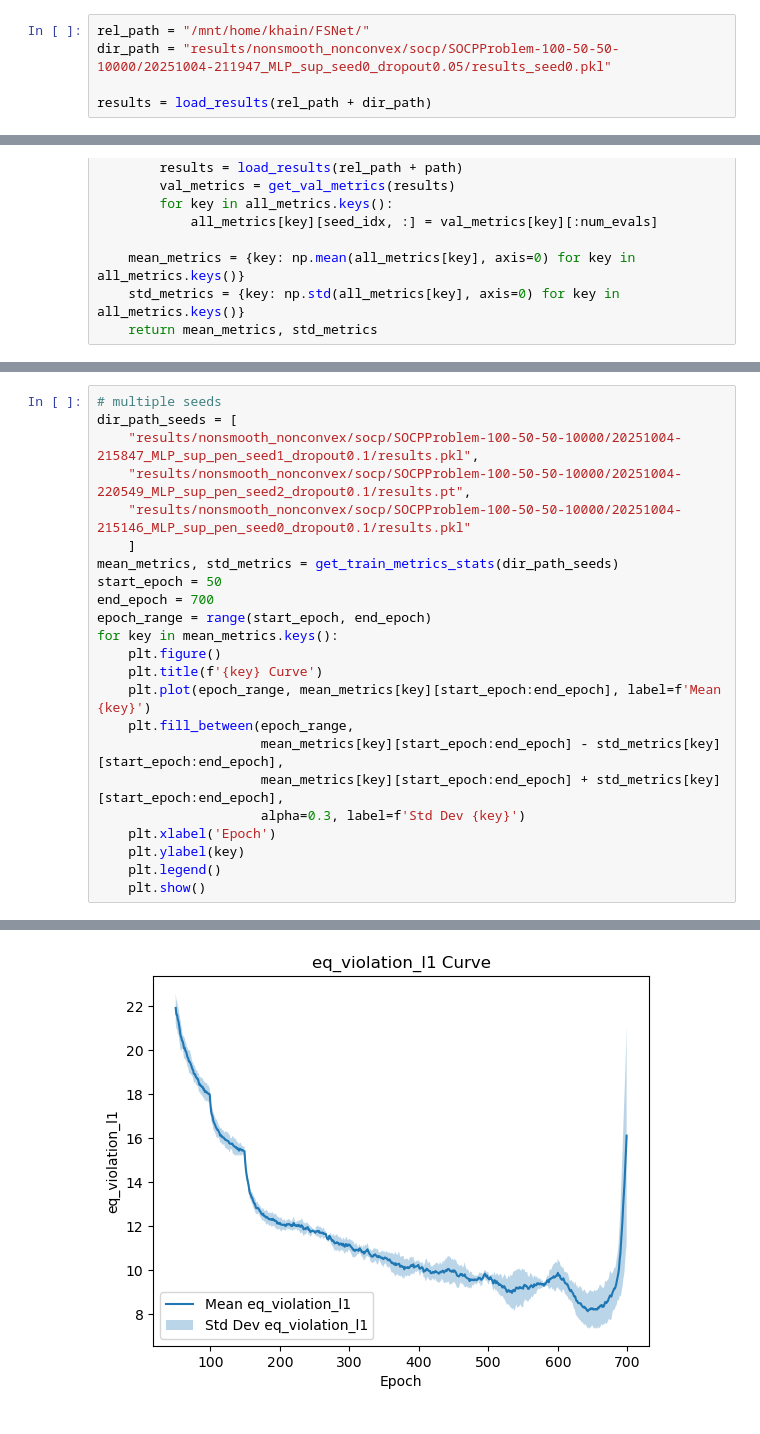
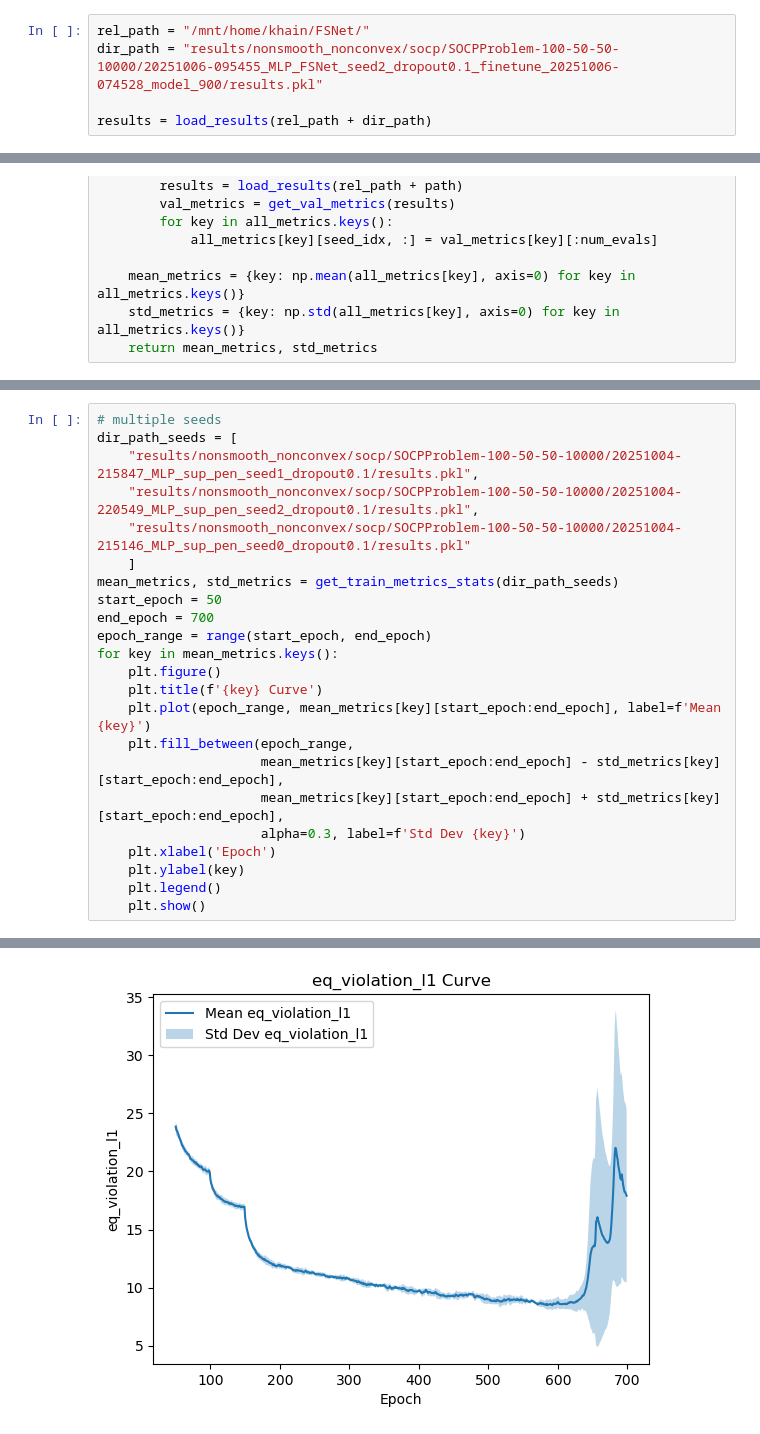
Before and after one commit to xkhainguyen/FSNet, a Jupyter notebook: results/get_results.ipynb, the cells around one changed output, grey strips where cells are left out. Saved outputs shown, nothing was run; the diff lists cells and outputs as text.

```diff
--- a/results/get_results.ipynb
+++ b/results/get_results.ipynb
@@ -24,7 +24,7 @@ def load_results(file_path):
         return None
 # %%
 rel_path = "/mnt/home/khain/FSNet/"
-dir_path = "results/nonsmooth_nonconvex/socp/SOCPProblem-100-50-50-10000/20251004-211947_MLP_sup_seed0_dropout0.05/results_seed0.pkl"
+dir_path = "results/nonsmooth_nonconvex/socp/SOCPProblem-100-50-50-10000/20251006-095455_MLP_FSNet_seed2_dropout0.1_finetune_20251006-074528_model_900/results.pkl"
 
 results = load_results(rel_path + dir_path)
 # %%
@@ -233,7 +231,7 @@ display(df_readable_styled)
 # multiple seeds
 dir_path_seeds = [
     "results/nonsmooth_nonconvex/socp/SOCPProblem-100-50-50-10000/20251004-215847_MLP_sup_pen_seed1_dropout0.1/results.pkl",
-    "results/nonsmooth_nonconvex/socp/SOCPProblem-100-50-50-10000/20251004-220549_MLP_sup_pen_seed2_dropout0.1/results.pt",
+    "results/nonsmooth_nonconvex/socp/SOCPProblem-100-50-50-10000/20251004-220549_MLP_sup_pen_seed2_dropout0.1/results.pkl",
     "results/nonsmooth_nonconvex/socp/SOCPProblem-100-50-50-10000/20251004-215146_MLP_sup_pen_seed0_dropout0.1/results.pkl"
     ]
 mean_metrics, std_metrics = get_train_metrics_stats(dir_path_seeds)
@@ -260 +258 @@ for key in mean_metrics.keys():
-[figure, old version]
+[figure, new version]
```
Also changed, not shown: parts of 4 cells of this notebook, 5 other files.
